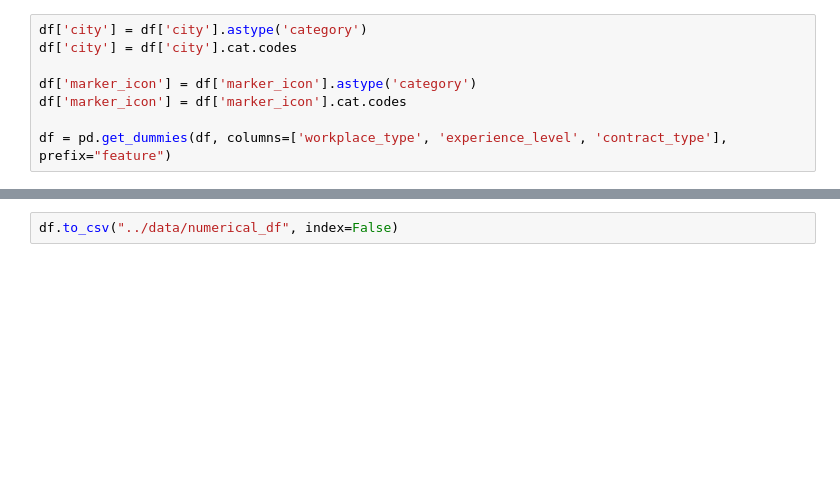
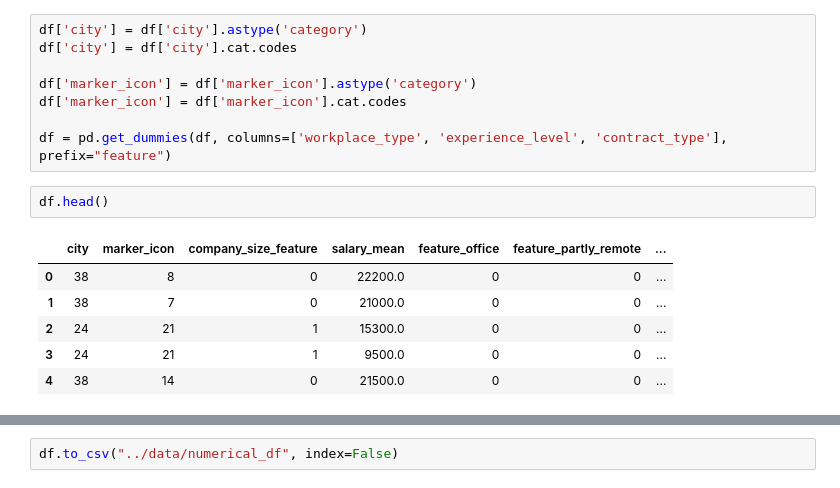
Before and after one commit to MalarzDawid/Job-Salary-Prediction, a Jupyter notebook: projects/justjoin-jobs/notebooks/EDA.ipynb, the cells around one changed output, grey strips where cells are left out. Drawn from its saved outputs; the diff is of its cells as text; blank space fills up the shorter version.

```diff
--- a/projects/justjoin-jobs/notebooks/EDA.ipynb
+++ b/projects/justjoin-jobs/notebooks/EDA.ipynb
@@ -266,3 +307,12 @@ df['marker_icon'] = df['marker_icon'].astype('category')
 df['marker_icon'] = df['marker_icon'].cat.codes
 
 df = pd.get_dummies(df, columns=['workplace_type', 'experience_level', 'contract_type'], prefix="feature")
+# %%
+df.head()
+# %% [output]
+|  | city | marker_icon | company_size_feature | salary_mean | feature_office | feature_partly_remote | ... |
+| 0 | 38 | 8 | 0 | 22200.0 | 0 | 0 | ... |
+| 1 | 38 | 7 | 0 | 21000.0 | 0 | 0 | ... |
+| 2 | 24 | 21 | 1 | 15300.0 | 0 | 0 | ... |
+| 3 | 24 | 21 | 1 | 9500.0 | 0 | 0 | ... |
+| 4 | 38 | 14 | 0 | 21500.0 | 0 | 0 | ... |
```
Also changed, not shown: parts of 6 cells of this notebook, 1 other file.
